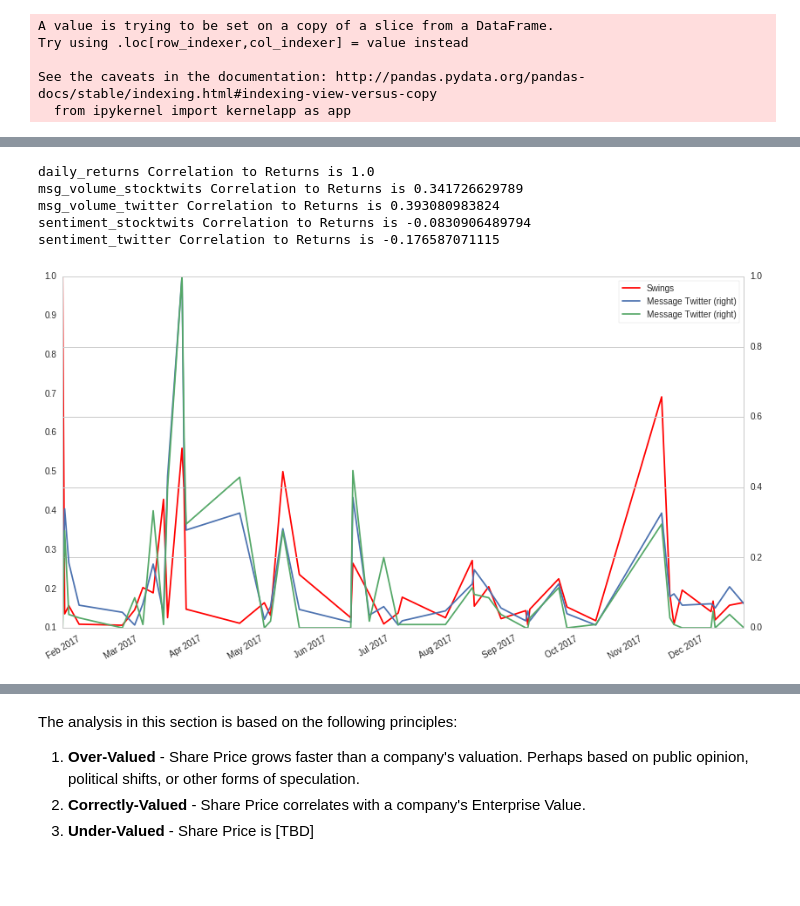
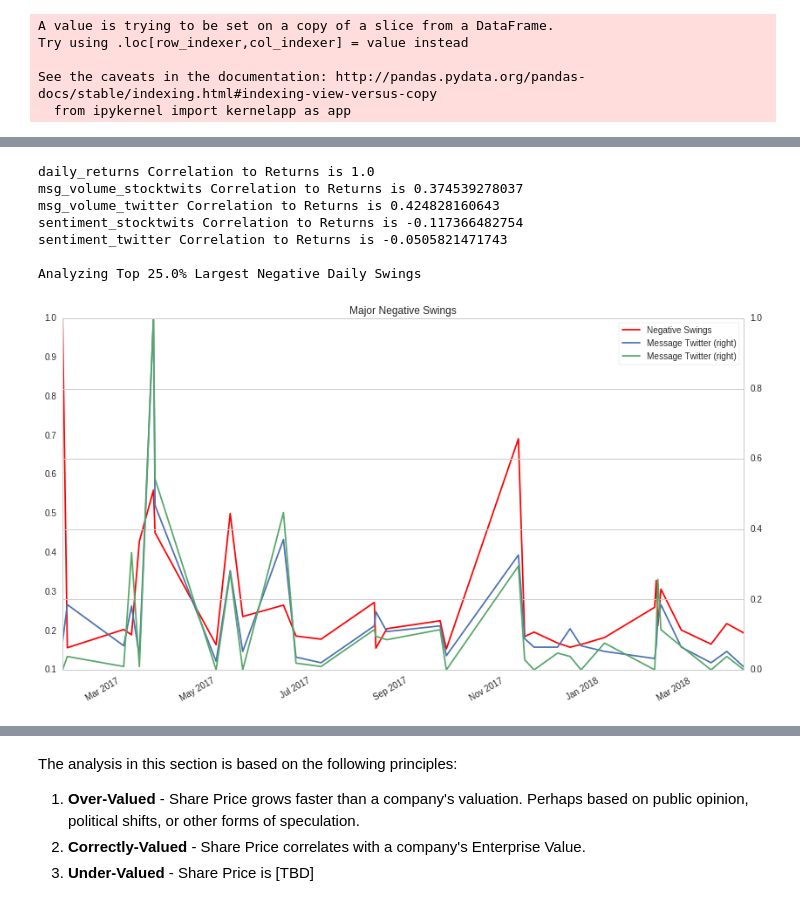
Before and after one commit to mitevpi/quant-quarry, a Jupyter notebook: Mr.Market vs the Intelligent Investor /Intelligent+Investor+vs+Mr.Market.ipynb, the cells around one changed output, grey strips where cells are left out. Drawn from its saved outputs; the diff is of its cells as text; code cells hidden in the pictures; blank space fills up the shorter version.

```diff
--- a/Mr.Market vs the Intelligent Investor /Intelligent+Investor+vs+Mr.Market.ipynb
+++ b/Mr.Market vs the Intelligent Investor /Intelligent+Investor+vs+Mr.Market.ipynb
@@ -10,7 +17,7 @@ stock_symbol = 'TDG'
 asset = symbols(stock_symbol)
 analysis_start = '2013-01-01'
 analysis_start_short = '2017-01-01'
-analysis_end = '2018-01-01'
+analysis_end = '2018-04-01'
 # %%
 # Pipeline imports
 from quantopian.pipeline.filters import StaticAssets
@@ -284,20 +276,29 @@ In this case, message volume is more strongly correlated to negative daily retur
 # %%
-large_negative_swings = negative_returns_table.loc[negative_returns_table['daily_returns'] > 0.1]
+# Create dataframe containing largest single day negative swings in stock price/returns
+large_negative_swings = negative_returns_table.loc[negative_returns_table['daily_returns'] > 0.15]
 
-large_negative_swings.daily_returns.plot(label='Swings', legend=True, color='Red')
+# Plot negative swings vs media message volume
+large_negative_swings.daily_returns.plot(title='Major Negative Swings', label='Negative Swings', legend=True, color='Red')
 large_negative_swings.msg_volume_twitter.plot(secondary_y=True, label="Message Twitter", legend=True)
 large_negative_swings.msg_volume_stocktwits.plot(secondary_y=True, label="Message Twitter", legend=True)
 
 # Get Pearson Correlation Coefficient
 x = large_negative_swings.daily_returns.values.ravel()
 for column in large_negative_swings:
     y = large_negative_swings[column].values.ravel()
     pmc = stats.pearsonr(x, y)
     print "{} Correlation to Returns is {}".format(column, pmc[0])
+
+# Ouptut top x% of worst daily swings taken into account
+a = float(len(large_negative_swings))
+b = float(len(negative_returns_table))
+print ""; print "Analyzing Top {}% Largest Negative Daily Swings".format((a/b)*100)
 # %% [output]
 daily_returns Correlation to Returns is 1.0
-msg_volume_stocktwits Correlation to Returns is 0.341726629789
-msg_volume_twitter Correlation to Returns is 0.393080983824
-sentiment_stocktwits Correlation to Returns is -0.0830906489794
-sentiment_twitter Correlation to Returns is -0.176587071115
+msg_volume_stocktwits Correlation to Returns is 0.374539278037
+msg_volume_twitter Correlation to Returns is 0.424828160643
+sentiment_stocktwits Correlation to Returns is -0.117366482754
+sentiment_twitter Correlation to Returns is -0.0505821471743
+
+Analyzing Top 25.0% Largest Negative Daily Swings
-[figure, old version]
+[figure, new version]
```
Also changed, not shown: parts of 28 cells of this notebook, 2 other files.
